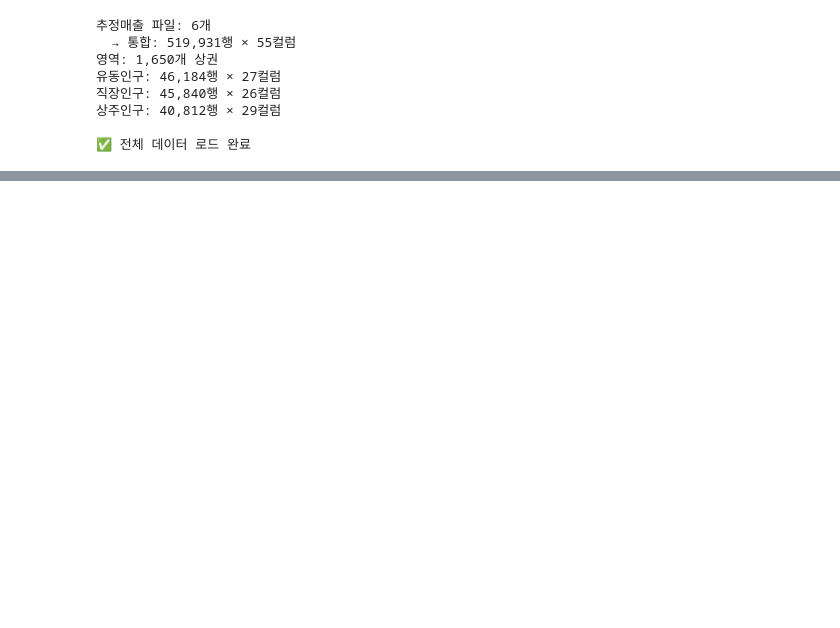
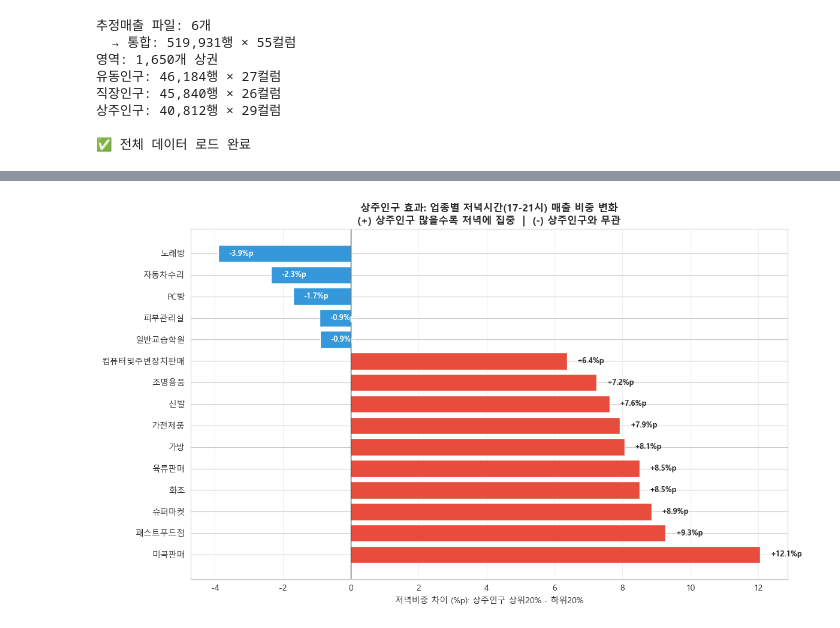
Before and after one commit to sonjiwoo-creator/seouldf, a Jupyter notebook: notebooks/jiwoo_상주저녁_eda.ipynb, the cells around one changed output, grey strips where cells are left out. Saved outputs shown, nothing was run; the diff lists cells and outputs as text; code cells hidden in the pictures; blank space fills up the shorter version.

Commit message:
3.상주인구와 저녁시간간에 상관관계 분석

```diff
--- a/notebooks/jiwoo_상주저녁_eda.ipynb
+++ b/notebooks/jiwoo_상주저녁_eda.ipynb
@@ -68,0 +239,16 @@ print('\n✅ 전체 데이터 로드 완료')
+# %%
+# %% 업종별 상주인구 효과
+저녁_업종 = sales.copy()
+저녁_업종['저녁비중'] = 저녁_업종['시간대_17~21_매출_금액'] / 저녁_업종['당월_매출_금액'].replace(0, np.nan) * 100
+
+저녁_업종 = 저녁_업종.merge(
+    df_상주[['기준_년분기_코드', '상권_코드', '총_상주인구_수']],
+    on=['기준_년분기_코드', '상권_코드'], how='inner'
+)
+
+q80_res = merged_res['총_상주인구_수'].quantile(0.8)
+q20_res = merged_res['총_상주인구_수'].quantile(0.2)
+
+저녁_상위 = 저녁_업종[저녁_업종['총_상주인구_수'] >= q80_res].groupby('서비스_업종_코드_명')['저녁비중'].mean()
+저녁_하위 = 저녁_업종[저녁_업종['총_상주인구_수'] <= q20_res].groupby('서비스_업종_코드_명')['저녁비중'].mean()
+차이_저녁 = (저녁_상위 - 저녁_하위).dropna().sort_values(ascending=False)
@@ -68,0 +303,33 @@ print('\n✅ 전체 데이터 로드 완료')
+# %%
+# 주요 업종만 필터 (너무 특수한 업종 제외)
+주요업종 = sales.groupby('서비스_업종_코드_명')['당월_매출_금액'].sum()
+주요업종 = 주요업종[주요업종 > 주요업종.quantile(0.2)].index
+차이_저녁_필터 = 차이_저녁[차이_저녁.index.isin(주요업종)]
+
+top10 = 차이_저녁_필터.head(10)
+bot5 = 차이_저녁_필터.tail(5)
+plot_data3 = pd.concat([top10, bot5])
+
+fig, ax = plt.subplots(figsize=(12, 7))
+colors = ['#E74C3C' if v > 0 else '#3498DB' for v in plot_data3.values]
+bars = ax.barh(range(len(plot_data3)), plot_data3.values, color=colors, edgecolor='white')
+ax.set_yticks(range(len(plot_data3)))
+ax.set_yticklabels(plot_data3.index)
+ax.axvline(0, color='black', linewidth=0.8)
+ax.set_xlabel('저녁비중 차이 (%p): 상주인구 상위20% - 하위20%')
+ax.set_title('상주인구 효과: 업종별 저녁시간(17-21시) 매출 비중 변화\n(+) 상주인구 많을수록 저녁에 집중  |  (-) 상주인구와 무관',
+             fontweight='bold')
+ax.grid(axis='x', alpha=0.3)
+
+for i, (bar, val) in enumerate(zip(bars, plot_data3.values)):
+    if val < 0:
+        ax.text(val + 0.3, i, f'{val:+.1f}%p', va='center', ha='left',
+                fontsize=9, fontweight='bold', color='white')
+    else:
+        ax.text(val + 0.3, i, f'{val:+.1f}%p', va='center', ha='left',
+                fontsize=9, fontweight='bold')
+
+plt.tight_layout()
+plt.show()
+# %% [output]
+[figure, added]
```
Also changed, not shown: parts of 14 cells of this notebook.
